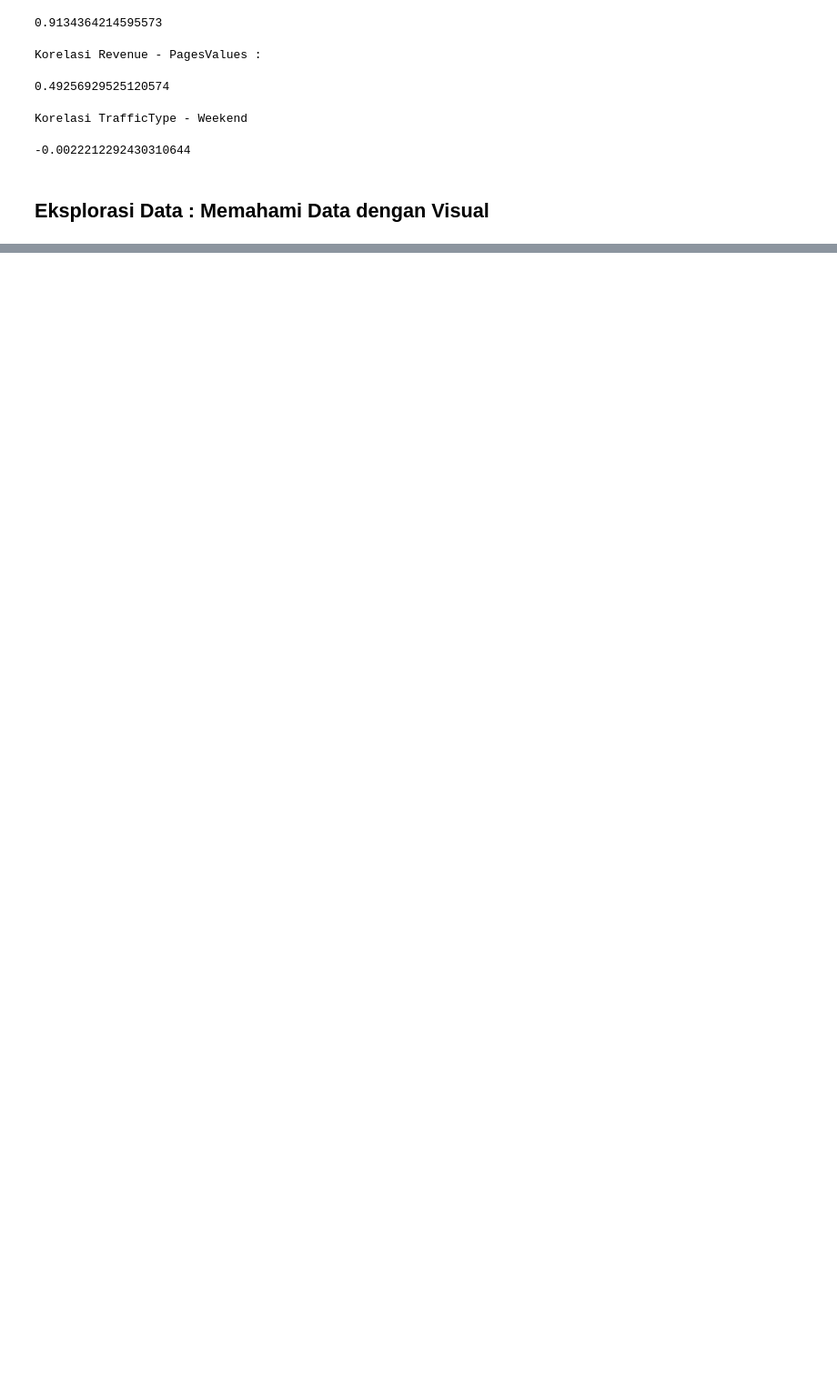
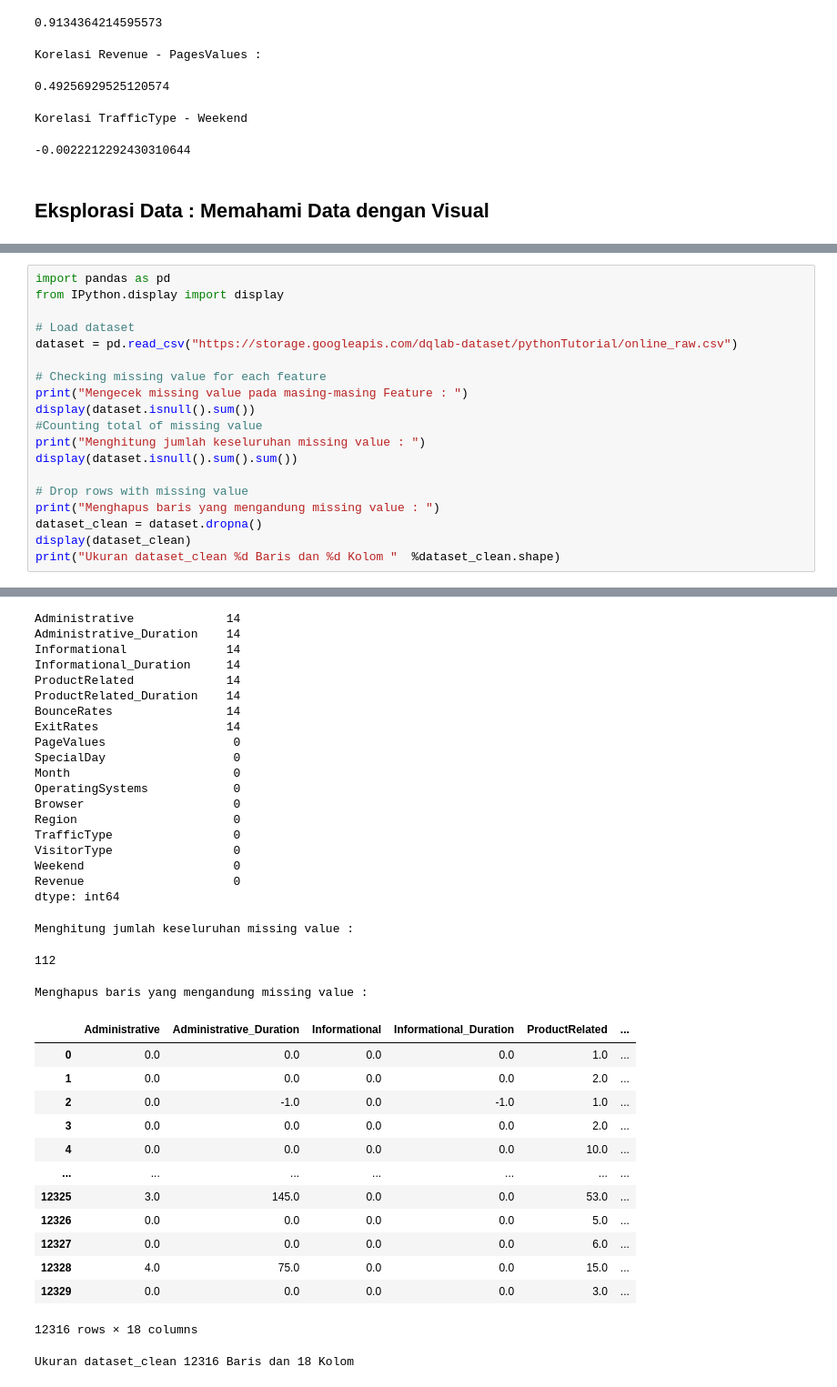
Before and after one commit to UsepSyaikalArifin/DQLab-Academy-Course-Online, a Jupyter notebook: Kelas Fundamental/Machine Learning With Python for Beginner/Jupyter Notebook/main.ipynb, the cells around one changed output, grey strips where cells are left out. Shown at 91% size. Saved outputs shown, nothing was run; the diff lists cells and outputs as text; blank space fills up the shorter version.

```diff
--- a/Kelas Fundamental/Machine Learning With Python for Beginner/Jupyter Notebook/main.ipynb
+++ b/Kelas Fundamental/Machine Learning With Python for Beginner/Jupyter Notebook/main.ipynb
@@ -126,0 +195,20 @@ display(dataset.head())
+# %%
+import pandas as pd
+from IPython.display import display
+
+# Load dataset
+dataset = pd.read_csv("https://storage.googleapis.com/dqlab-dataset/pythonTutorial/online_raw.csv")
+
+# Checking missing value for each feature
+print("Mengecek missing value pada masing-masing Feature : ")
+display(dataset.isnull().sum())
+#Counting total of missing value
+print("Menghitung jumlah keseluruhan missing value : ")
+display(dataset.isnull().sum().sum())
+
+# Drop rows with missing value
+print("Menghapus baris yang mengandung missing value : ")
+dataset_clean = dataset.dropna()
+display(dataset_clean)
+print("Ukuran dataset_clean %d Baris dan %d Kolom "  %dataset_clean.shape)
+# %% [output]
@@ -126,0 +216,36 @@ display(dataset.head())
+Administrative             14
+Administrative_Duration    14
+Informational              14
+Informational_Duration     14
+ProductRelated             14
+ProductRelated_Duration    14
+BounceRates                14
+ExitRates                  14
+PageValues                  0
+SpecialDay                  0
+Month                       0
+OperatingSystems            0
+Browser                     0
+Region                      0
+TrafficType                 0
+VisitorType                 0
+Weekend                     0
+Revenue                     0
+dtype: int64
+Menghitung jumlah keseluruhan missing value :
+112
+Menghapus baris yang mengandung missing value :
+|  | Administrative | Administrative_Duration | Informational | Informational_Duration | ProductRelated | ... |
+| 0 | 0.0 | 0.0 | 0.0 | 0.0 | 1.0 | ... |
+| 1 | 0.0 | 0.0 | 0.0 | 0.0 | 2.0 | ... |
+| 2 | 0.0 | -1.0 | 0.0 | -1.0 | 1.0 | ... |
+| 3 | 0.0 | 0.0 | 0.0 | 0.0 | 2.0 | ... |
+| 4 | 0.0 | 0.0 | 0.0 | 0.0 | 10.0 | ... |
+| ... | ... | ... | ... | ... | ... | ... |
+| 12325 | 3.0 | 145.0 | 0.0 | 0.0 | 53.0 | ... |
+| 12326 | 0.0 | 0.0 | 0.0 | 0.0 | 5.0 | ... |
+| 12327 | 0.0 | 0.0 | 0.0 | 0.0 | 6.0 | ... |
+| 12328 | 4.0 | 75.0 | 0.0 | 0.0 | 15.0 | ... |
+| 12329 | 0.0 | 0.0 | 0.0 | 0.0 | 3.0 | ... |
+12316 rows × 18 columns
+Ukuran dataset_clean 12316 Baris dan 18 Kolom
```
Also changed, not shown: parts of 9 cells of this notebook.
